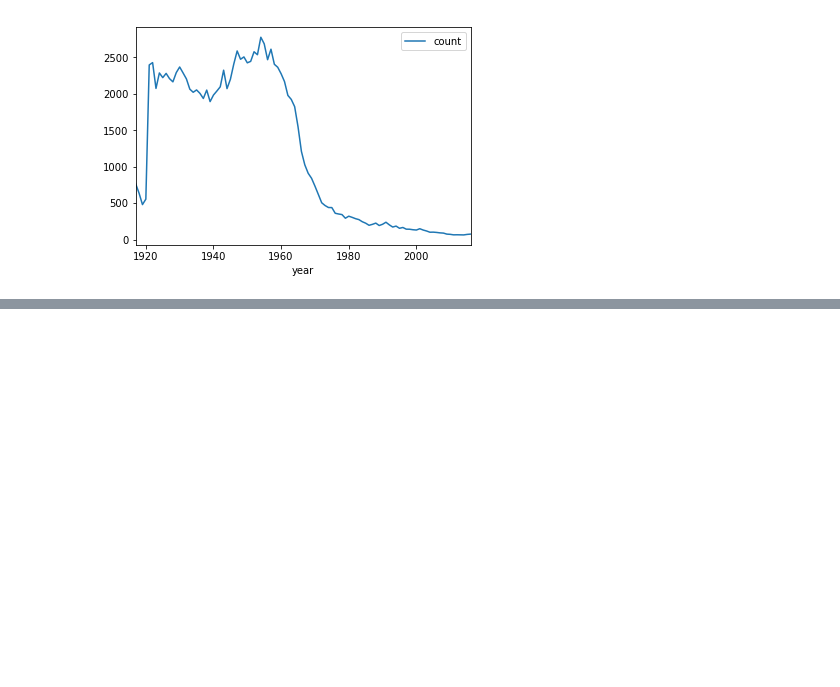
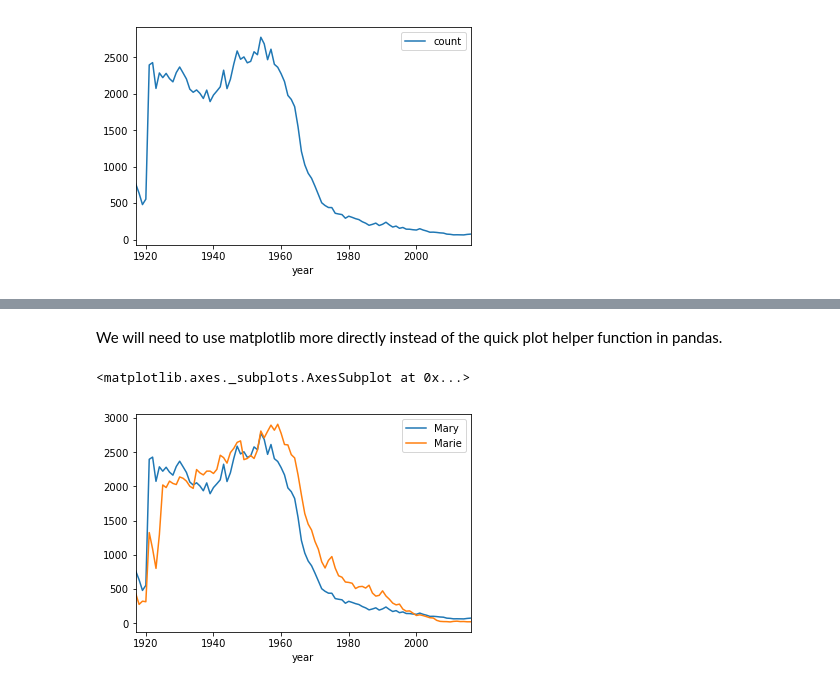
Before and after one commit to drjarno/python-workshop-2020-may, a Jupyter notebook: Chapter 2.ipynb, the cells around one changed output, grey strips where cells are left out. Saved outputs shown, nothing was run; the diff lists cells and outputs as text; code cells hidden in the pictures; blank space fills up the shorter version.

```diff
--- a/Chapter 2.ipynb
+++ b/Chapter 2.ipynb
@@ -45,0 +74,9 @@ plt.legend()
+# %% [markdown]
+We will need to use matplotlib more directly instead of the quick plot helper function in pandas.
+# %%
+p, ax = plt.subplots()
+femalemarys.plot("year", "count", ax=ax, label="Mary")
+femalemaries.plot("year", "count", ax=ax, label="Marie")
+# %% [output]
+<matplotlib.axes._subplots.AxesSubplot at 0x...>
+[figure, added]
```
Also changed, not shown: parts of 25 cells of this notebook.
